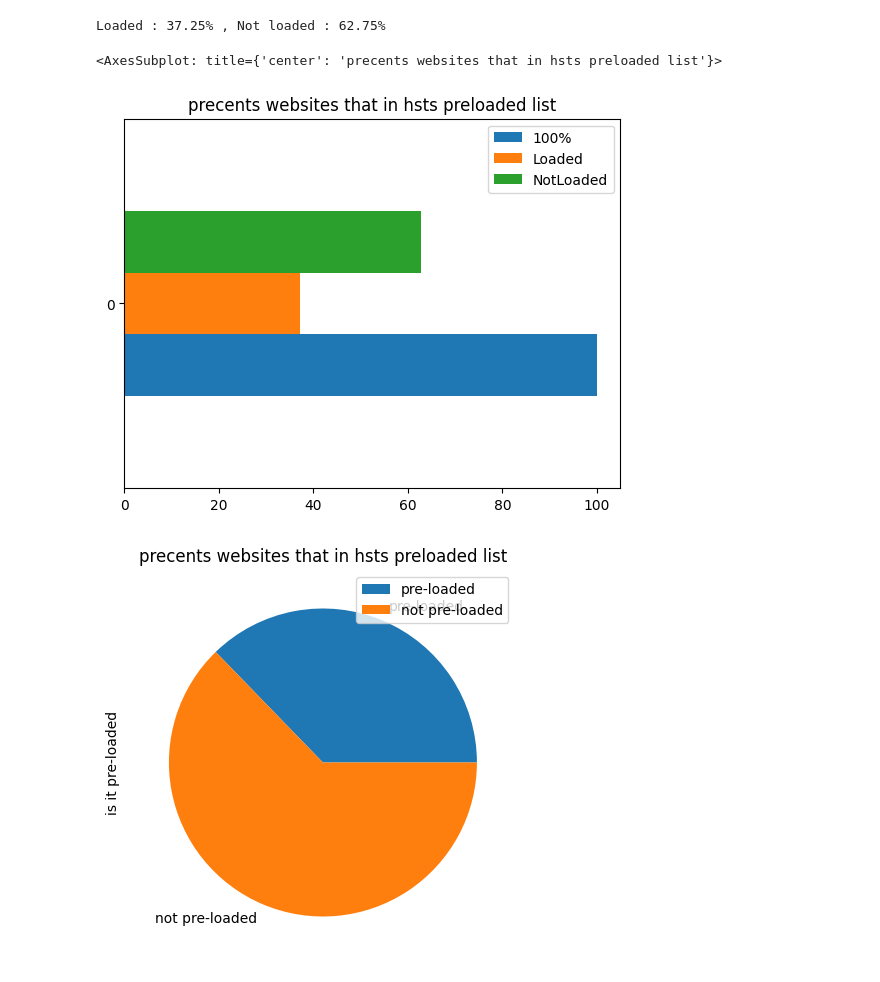
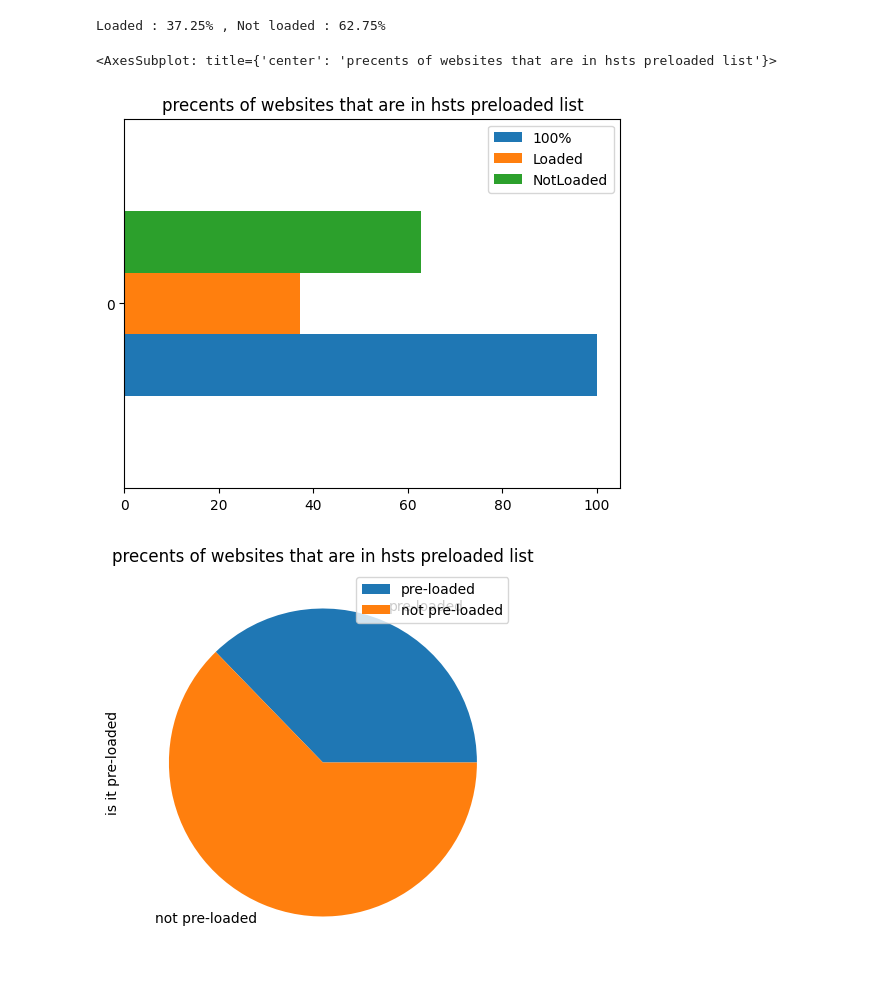
Before and after one commit to idanmaman2/HTTPS_JAIL_BREAK, a Jupyter notebook: scrapers/analayze/perolad-analyze.ipynb, the cells around one changed output. Cells and saved outputs as stored; diff of their text form; code cells hidden in the pictures.

```diff
--- a/scrapers/analayze/perolad-analyze.ipynb
+++ b/scrapers/analayze/perolad-analyze.ipynb
@@ -58,14 +58,14 @@ Loaded : 37.25% , Not loaded : 62.75%
 # %%
 dfp = pd.DataFrame([[100]+precents], columns=["100%","Loaded","NotLoaded"])
 # %%
-dfp.plot.barh(title="precents websites that in hsts preloaded list")
+dfp.plot.barh(title="precents of websites that are in hsts preloaded list")
 # %% [output]
-<AxesSubplot: title={'center': 'precents websites that in hsts preloaded list'}>
+<AxesSubplot: title={'center': 'precents of websites that are in hsts preloaded list'}>
-[figure, old version]
+[figure, new version]
 # %%
-lot = df3.plot.pie(y='is it pre-loaded', figsize=(5, 5),title="precents websites that in hsts preloaded list")
+lot = df3.plot.pie(y='is it pre-loaded', figsize=(5, 5),title="precents of websites that are in hsts preloaded list")
 # %% [output]
-[figure, old version]
+[figure, new version]
 # %%
 df4=pd.DataFrame([list(map(lambda x : int(x) + 0.1, resultPre))  ], columns=namesPre)
 # %%
```
Also changed, not shown: parts of 2 cells of this notebook.
